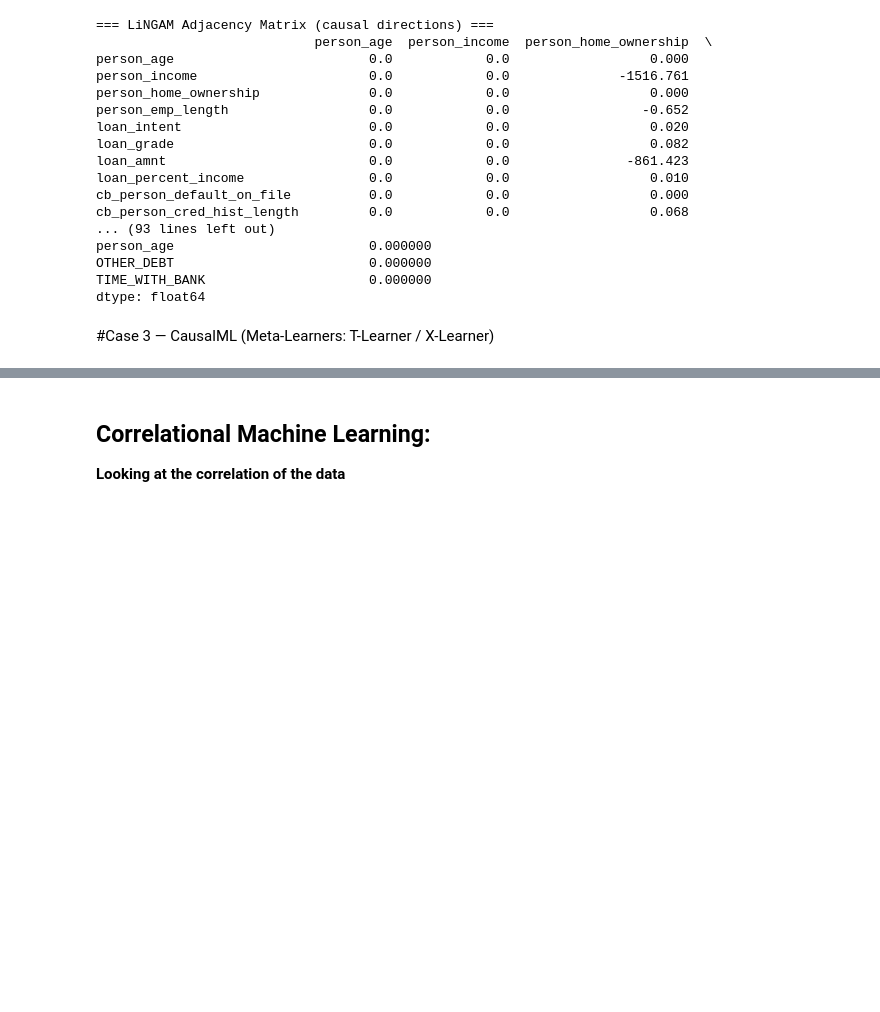
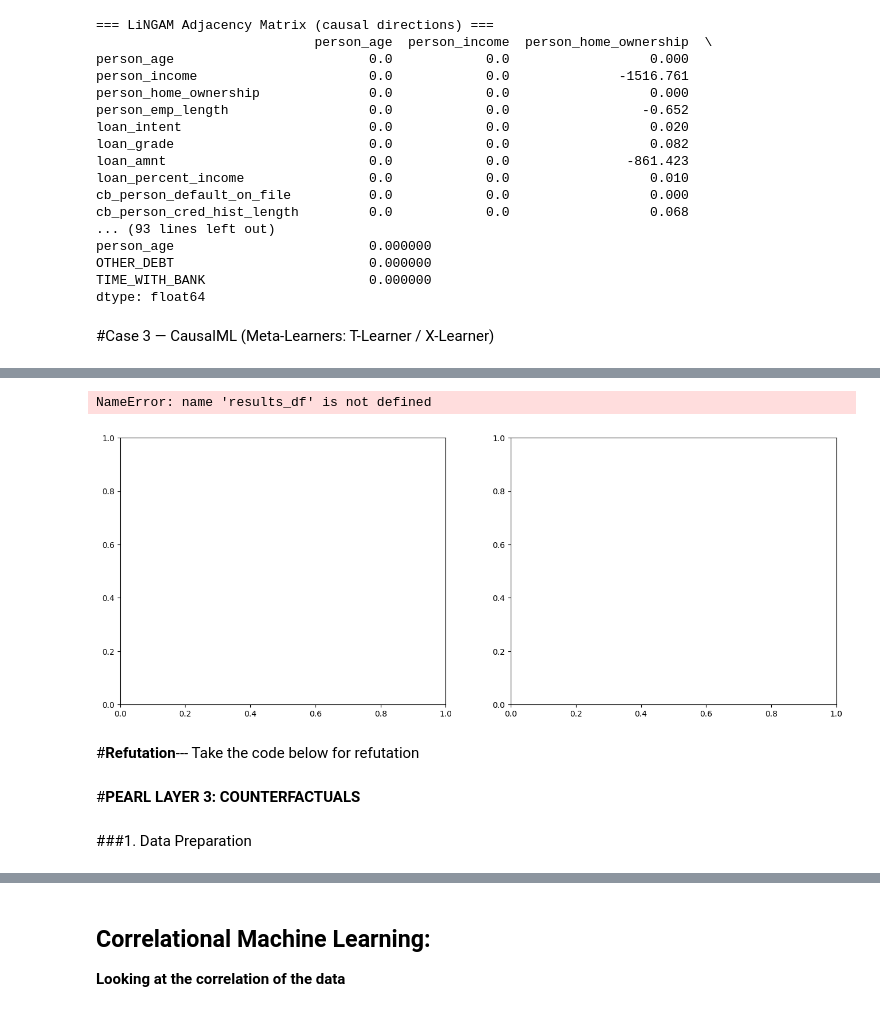
Before and after one commit to dzrich/PhD_Research_in_CausalML, a Jupyter notebook: CausalML2.ipynb, the cells around one changed output, grey strips where cells are left out. Saved outputs shown, nothing was run; the diff lists cells and outputs as text; code cells hidden in the pictures; blank space fills up the shorter version.

```diff
--- a/CausalML2.ipynb
+++ b/CausalML2.ipynb
@@ -137,6 +139,8 @@ None
 #### Drop unwanted Columns
 # %%
 df = CreditRiskDataset.drop(['Unnamed: 15','Unnamed: 16'], axis=1)
+# %%
+df = df.rename(columns={'LOAN_PERIOD in days': 'LOAN_PERIOD'})
 # %% [markdown]
 ##Important Treatment Definition --Create Loan Interest Rate
 # %%
@@ -653,2 +570,15 @@ Count of '0.0': 8594
-# %%
-df = df_transformed
+# %%
+from econml.dml import LinearDML
+from sklearn.ensemble import GradientBoostingRegressor, GradientBoostingClassifier
+
+dml = LinearDML(
+    model_y=GradientBoostingRegressor(n_estimators=100),
+    model_t=GradientBoostingClassifier(n_estimators=100),
+    discrete_treatment=True,
+    cv=5,
+    random_state=42
+)
+dml.fit(Y, T, X=X_cov, W=None)
+
+print(f"DML ATE: {dml.ate(X_cov):.4f}")
+print(dml.ate_interval(X_cov, alpha=0.05))  # 95% confidence interval
@@ -654,0 +932,48 @@ df = df_transformed
+# %%
+fig, axes = plt.subplots(1, 2, figsize=(16, 6))
+
+treatments = results_df.index.tolist()
+x     = np.arange(len(treatments))
+width = 0.35
+
+# ── Left: ATE comparison bar chart ───────────────────────────────────────
+ax = axes[0]
+ax.bar(x - width/2, results_df["ATE_TLearner"], width,
+       label="BaseTLearner", color="#2980B9", alpha=0.85,
+       yerr=results_df["Std_TLearner"], capsize=4)
+ax.bar(x + width/2, results_df["ATE_XLearner"], width,
+       label="BaseXLearner", color="#E74C3C", alpha=0.85,
+       yerr=results_df["Std_XLearner"], capsize=4)
+ax.axhline(0, color="black", linewidth=0.8, linestyle="--")
+ax.set_xticks(x)
+ax.set_xticklabels(treatments, rotation=35, ha="right", fontsize=9)
+ax.set_ylabel("ATE (effect on loan_status)")
+ax.set_title("BaseTLearner vs BaseXLearner ATE\nper Treatment Variable")
+ax.legend()
+ax.grid(axis="y", alpha=0.3)
+
+# ── Right: ranked importance by |ATE| ────────────────────────────────────
+ax2 = axes[1]
+ranked_plot = results_df["ATE_XLearner"].abs().sort_values()
+bar_colors  = ["#27AE60" if results_df.loc[i, "ATE_XLearner"] > 0
+               else "#E74C3C" for i in ranked_plot.index]
+ax2.barh(ranked_plot.index, ranked_plot.values,
+         color=bar_colors, alpha=0.85)
+ax2.set_xlabel("|ATE| — BaseXLearner")
+ax2.set_title("Causal Importance Ranking\n(BaseXLearner, absolute ATE)")
+ax2.grid(axis="x", alpha=0.3)
+
+plt.suptitle("Case 3 — CausalML Meta-Learners: Loan Default",
+             fontsize=13, fontweight="bold", y=1.01)
+plt.tight_layout()
+plt.savefig("case3_causalml_ate.png", dpi=150, bbox_inches="tight")
+3plt.show()
+# %% [output]
+NameError: name 'results_df' is not defined
+[figure, added]
+# %% [markdown]
+#**Refutation**---  Take the code below for refutation
+# %% [markdown]
+#**PEARL LAYER 3: COUNTERFACTUALS**
+# %% [markdown]
+###1. Data Preparation
```
Also changed, not shown: parts of 55 cells of this notebook.
